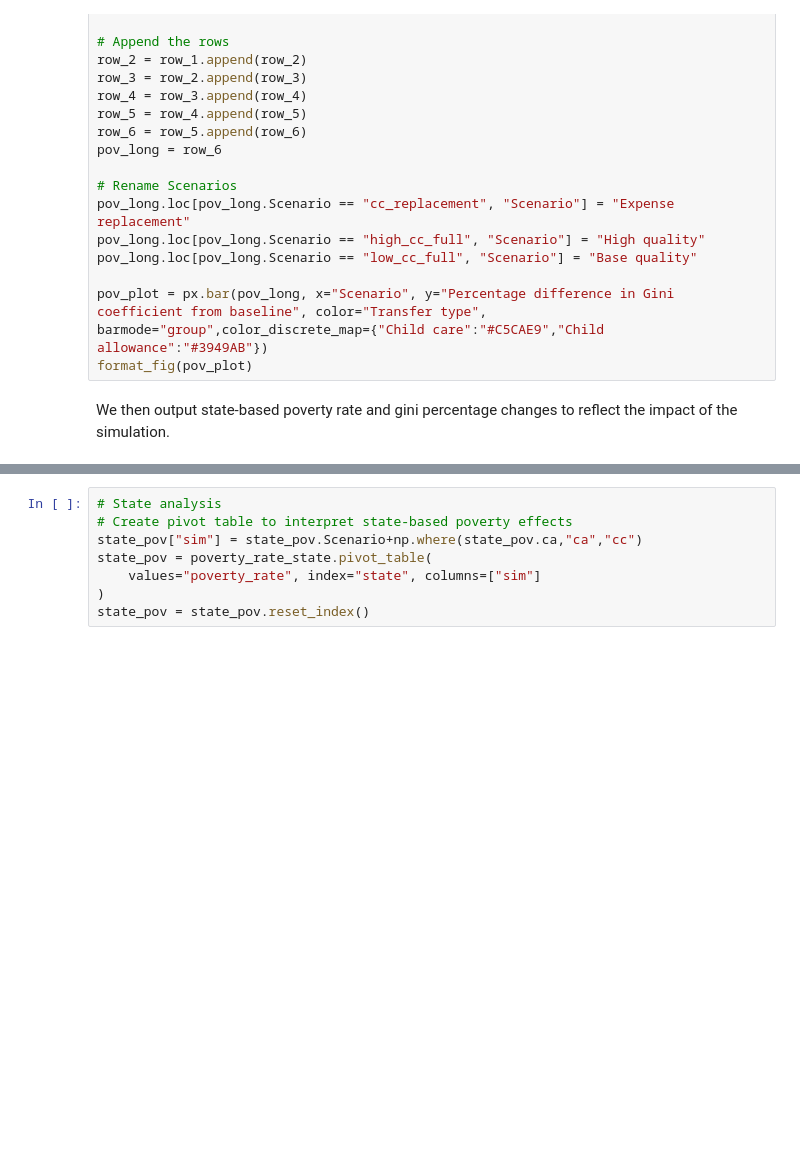
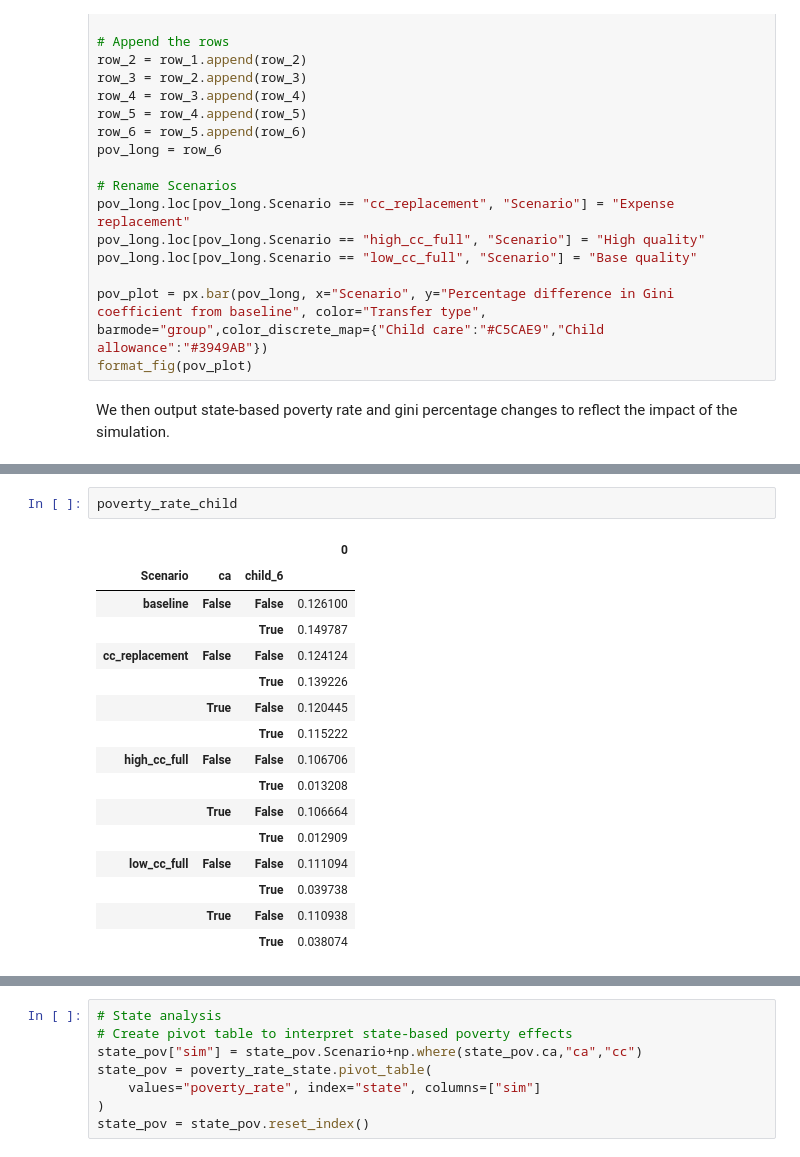
Before and after one commit to UBICenter/child-allowance, a Jupyter notebook: jb/CAllowance.ipynb, the cells around one changed output, grey strips where cells are left out. Drawn from its saved outputs; the diff is of its cells as text; blank space fills up the shorter version.

```diff
--- a/jb/CAllowance.ipynb
+++ b/jb/CAllowance.ipynb
@@ -321,0 +301,19 @@ We then output state-based poverty rate and gini percentage changes to reflect t
+# %%
+poverty_rate_child
+# %% [output]
+|  |  |  | 0 |
+| Scenario | ca | child_6 |  |
+| baseline | False | False | 0.126100 |
+|  |  | True | 0.149787 |
+| cc_replacement | False | False | 0.124124 |
+|  |  | True | 0.139226 |
+|  | True | False | 0.120445 |
+|  |  | True | 0.115222 |
+| high_cc_full | False | False | 0.106706 |
+|  |  | True | 0.013208 |
+|  | True | False | 0.106664 |
+|  |  | True | 0.012909 |
+| low_cc_full | False | False | 0.111094 |
+|  |  | True | 0.039738 |
+|  | True | False | 0.110938 |
+|  |  | True | 0.038074 |
```
Also changed, not shown: parts of 16 cells of this notebook, 1 other file.
